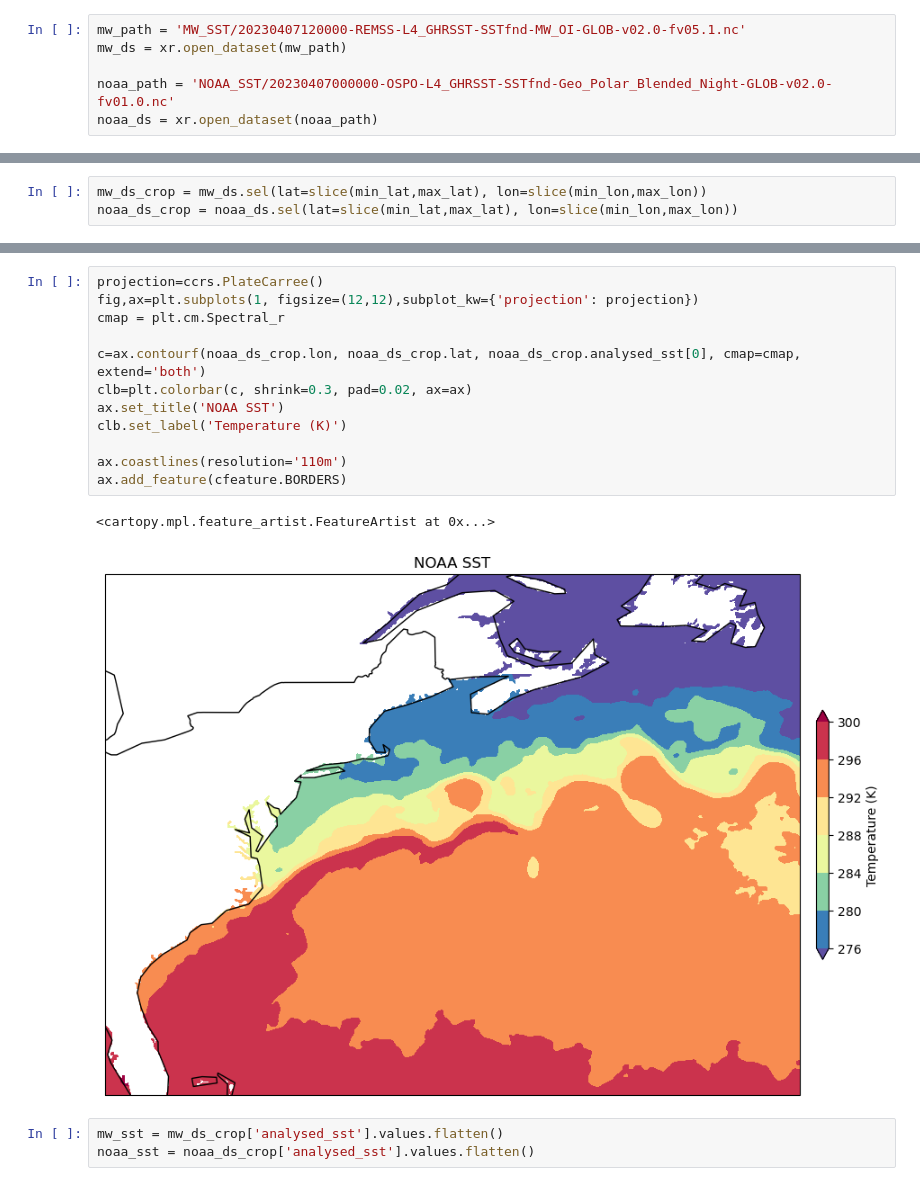
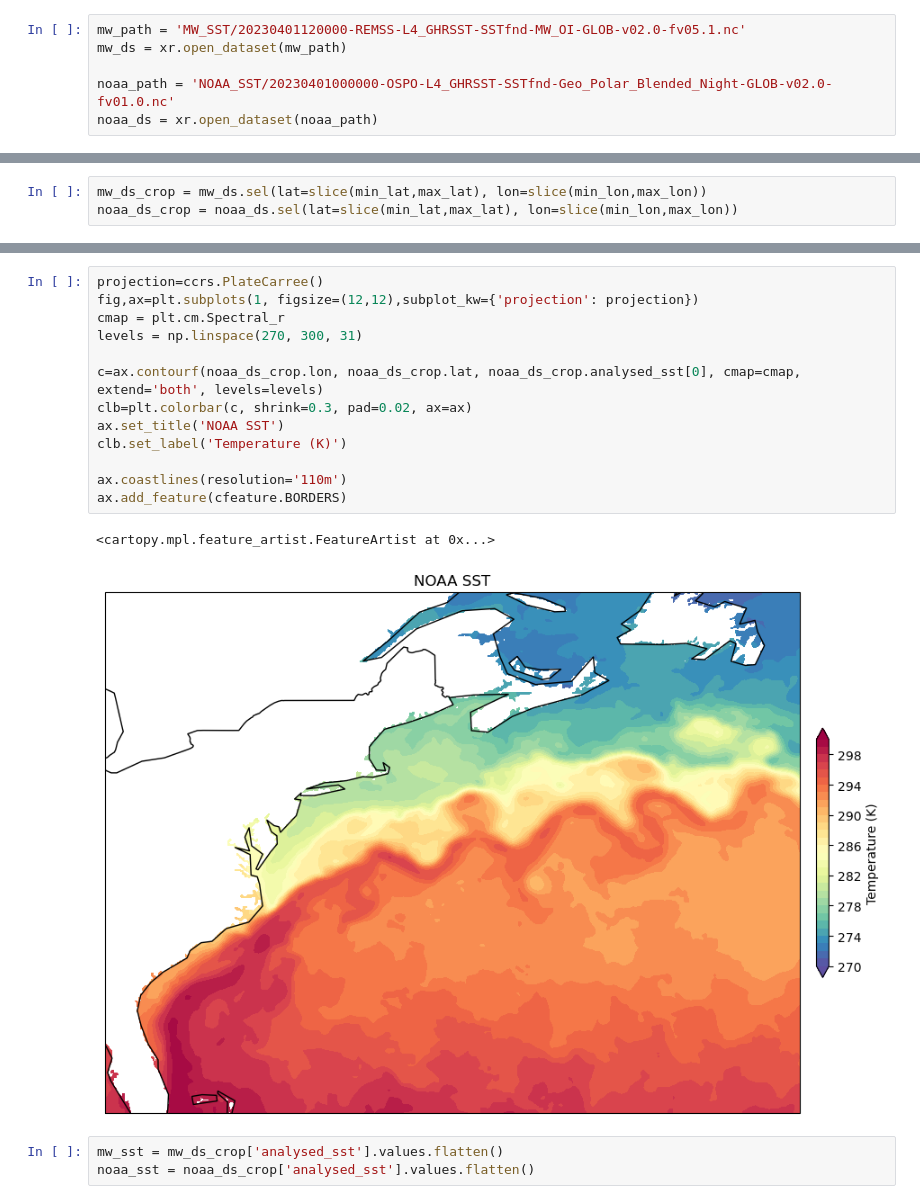
Before and after one commit to jesseturner/FalseLowClouds, a Jupyter notebook: Compare_SST/Compare_SST.ipynb, the cells around one changed output, grey strips where cells are left out. Cells and saved outputs as stored; diff of their text form.

```diff
--- a/Compare_SST/Compare_SST.ipynb
+++ b/Compare_SST/Compare_SST.ipynb
@@ -10,8 +14,8 @@ import cartopy.feature as cfeature
 # %%
-mw_path = 'MW_SST/20230407120000-REMSS-L4_GHRSST-SSTfnd-MW_OI-GLOB-v02.0-fv05.1.nc'
+mw_path = 'MW_SST/20230401120000-REMSS-L4_GHRSST-SSTfnd-MW_OI-GLOB-v02.0-fv05.1.nc'
 mw_ds = xr.open_dataset(mw_path)
 
-noaa_path = 'NOAA_SST/20230407000000-OSPO-L4_GHRSST-SSTfnd-Geo_Polar_Blended_Night-GLOB-v02.0-fv01.0.nc'
+noaa_path = 'NOAA_SST/20230401000000-OSPO-L4_GHRSST-SSTfnd-Geo_Polar_Blended_Night-GLOB-v02.0-fv01.0.nc'
 noaa_ds = xr.open_dataset(noaa_path)
 # %%
 #---Northeast US
@@ -40,18 +45,19 @@ ax.add_feature(cfeature.BORDERS)
 # %%
 projection=ccrs.PlateCarree()
 fig,ax=plt.subplots(1, figsize=(12,12),subplot_kw={'projection': projection})
 cmap = plt.cm.Spectral_r
+levels = np.linspace(270, 300, 31)
 
-c=ax.contourf(noaa_ds_crop.lon, noaa_ds_crop.lat, noaa_ds_crop.analysed_sst[0], cmap=cmap, extend='both')
+c=ax.contourf(noaa_ds_crop.lon, noaa_ds_crop.lat, noaa_ds_crop.analysed_sst[0], cmap=cmap, extend='both', levels=levels)
 clb=plt.colorbar(c, shrink=0.3, pad=0.02, ax=ax)
 ax.set_title('NOAA SST')
 clb.set_label('Temperature (K)')
 
 ax.coastlines(resolution='110m')
 ax.add_feature(cfeature.BORDERS)
 # %% [output]
 <cartopy.mpl.feature_artist.FeatureArtist at 0x...>
-[figure, old version]
+[figure, new version]
 # %%
 mw_sst = mw_ds_crop['analysed_sst'].values.flatten()
 noaa_sst = noaa_ds_crop['analysed_sst'].values.flatten()
```
Also changed, not shown: parts of 13 cells of this notebook, 3 other files.
